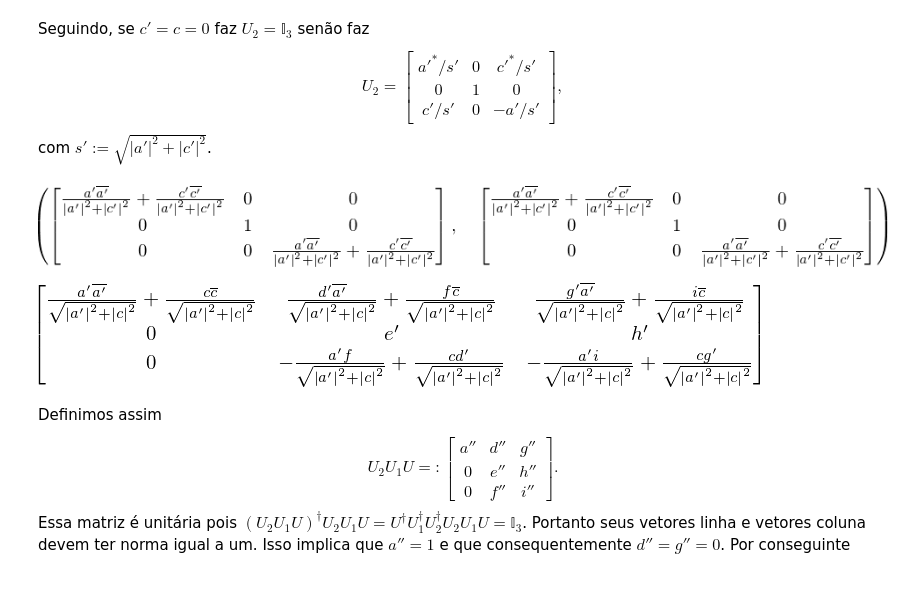
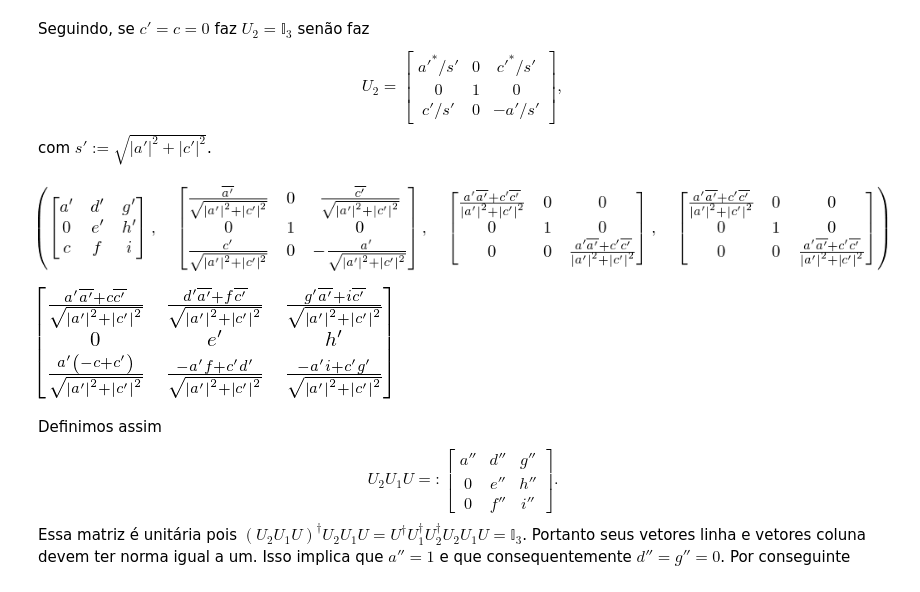
Before and after one commit to jonasmaziero/algebra_linear, a Jupyter notebook: 09_U_O_Sp.ipynb, the cells around one changed output. Saved outputs shown, nothing was run; the diff lists cells and outputs as text; code cells hidden in the pictures.

```diff
--- a/09_U_O_Sp.ipynb
+++ b/09_U_O_Sp.ipynb
@@ -57,18 +57,16 @@ com $s':=\sqrt{|a'|^{2}+|c'|^{2}}$.
 # %%
 al,bl,cl,dl,el,fl,gl,hl,il,sl = symbols("a',b',c',d',e',f',g',h',i',s'")
 U1U = Matrix([[al,dl,gl],[0,el,hl],[c,f,i]])
-#U1U
 sl = sqrt(abs(al)**2+abs(cl)**2)
 U2 = Matrix([[conjugate(al)/sl,0,conjugate(cl)/sl],[0,1,0],[cl/sl,0,-al/sl]])
-#U2
 # verificação que U2 é unitária (verificado!)
-U2*Dagger(U2), Dagger(U2)*U2
+U1U, U2, simplify(U2*Dagger(U2)), simplify(Dagger(U2)*U2)
 # %% [output]
-[figure, old version]
+[figure, new version]
-# %%
-U2*U1U
-# %% [output]
-[figure, removed]
+# %%
+simplify(U2*U1U)
+# %% [output]
+[figure, added]
 # %% [markdown]
 Definimos assim
 \begin{equation}
```
Also changed, not shown: parts of 8 cells of this notebook, 2 other files.
